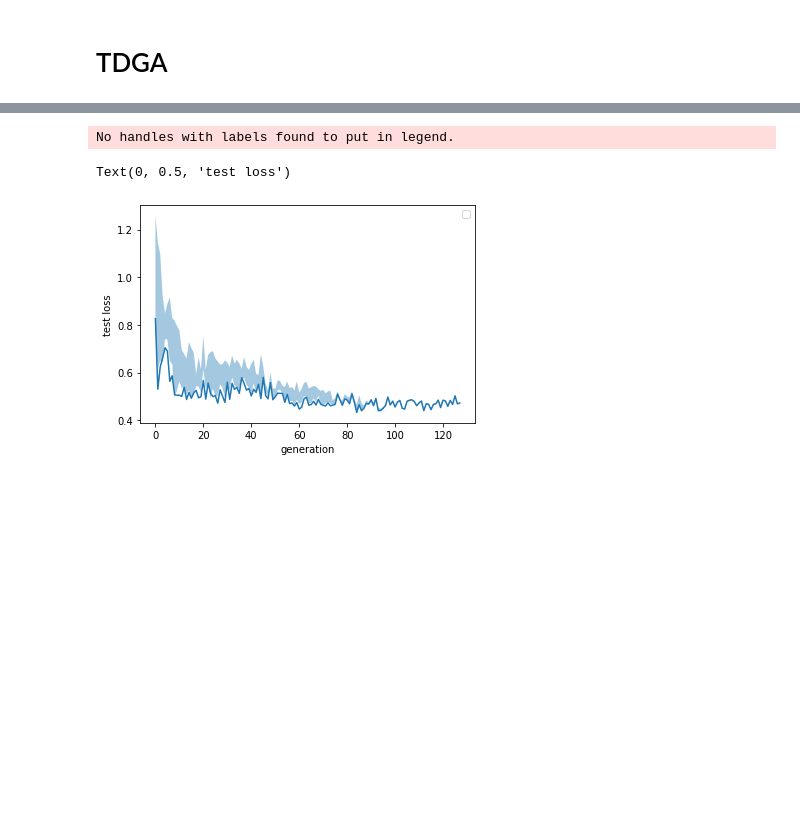
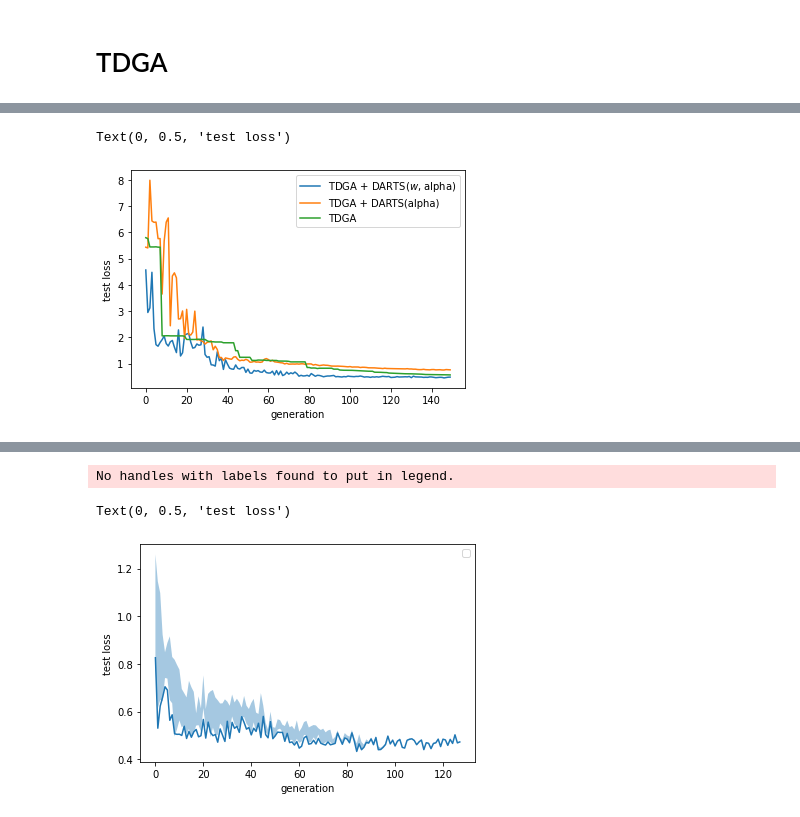
Before and after one commit to tatsuya-sugiyama/notebook, a Jupyter notebook: Deap test.ipynb, the cells around one changed output, grey strips where cells are left out. Drawn from its saved outputs; the diff is of its cells as text; code cells hidden in the pictures; blank space fills up the shorter version.

```diff
--- a/Deap test.ipynb
+++ b/Deap test.ipynb
@@ -484,0 +519,22 @@ loss = [[i['test'][1] for i in g] for g in results]
+# %%
+get = lambda x : np.array([x(g) for g in loss(nofix)])
+gen = [i for i, g in enumerate(acc(nofix))]
+min = get(np.max)
+plt.plot(gen, min, label='TDGA + DARTS($w$, alpha)')
+
+get = lambda x : np.array([x(g) for g in loss(normal)])
+gen = [i for i, g in enumerate(acc(normal))]
+min = get(np.max)
+plt.plot(gen, min, label='TDGA + DARTS(alpha)')
+
+get = lambda x : np.array([x(g) for g in loss(noevo)])
+gen = [i for i, g in enumerate(acc(noevo))]
+min = get(np.max)
+plt.plot(gen, min, label='TDGA')
+
+plt.legend()
+plt.xlabel('generation')
+plt.ylabel('test loss')
+# %% [output]
+Text(0, 0.5, 'test loss')
+[figure, added]
```
Also changed, not shown: parts of 14 cells of this notebook, 1 other file.
